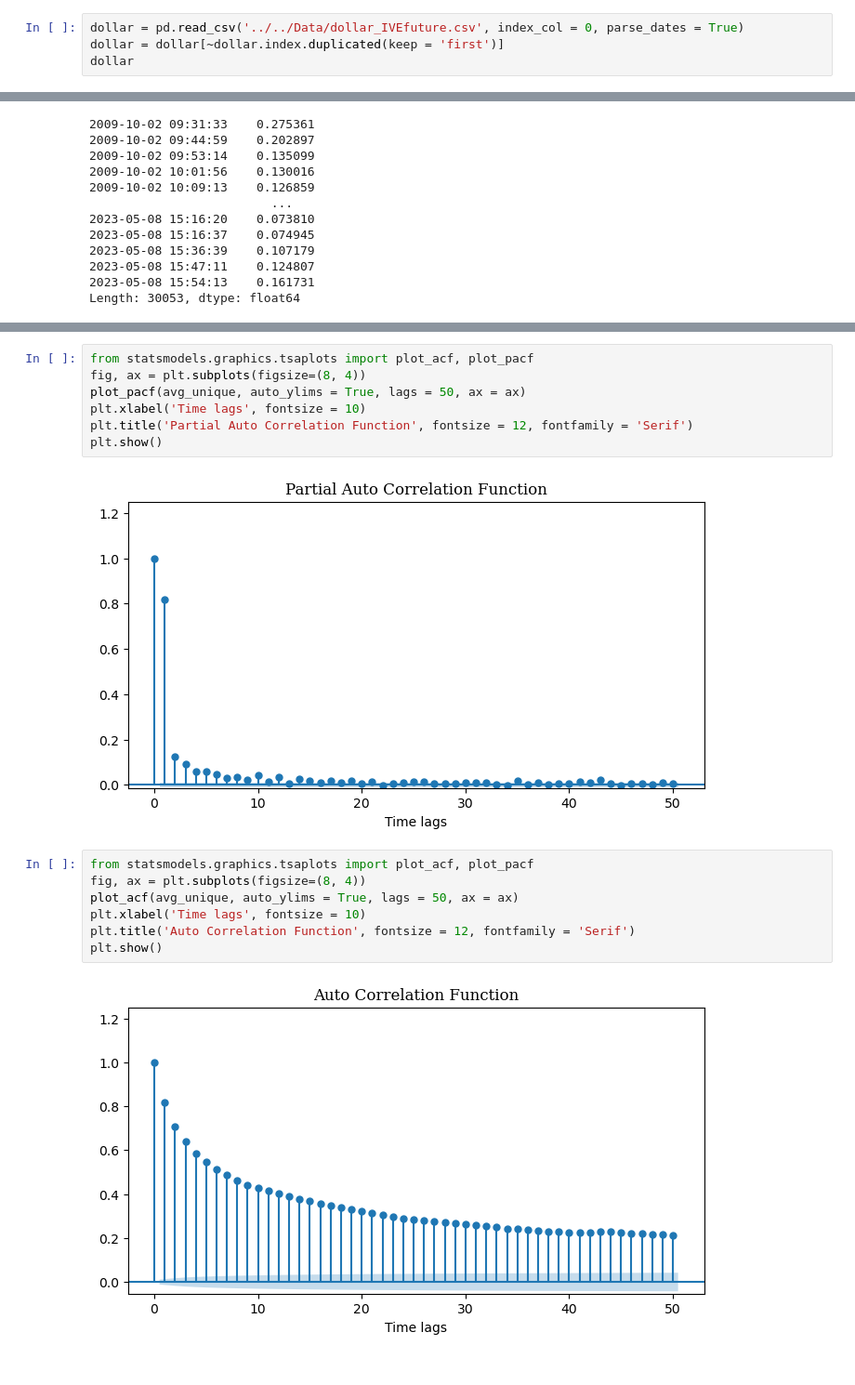
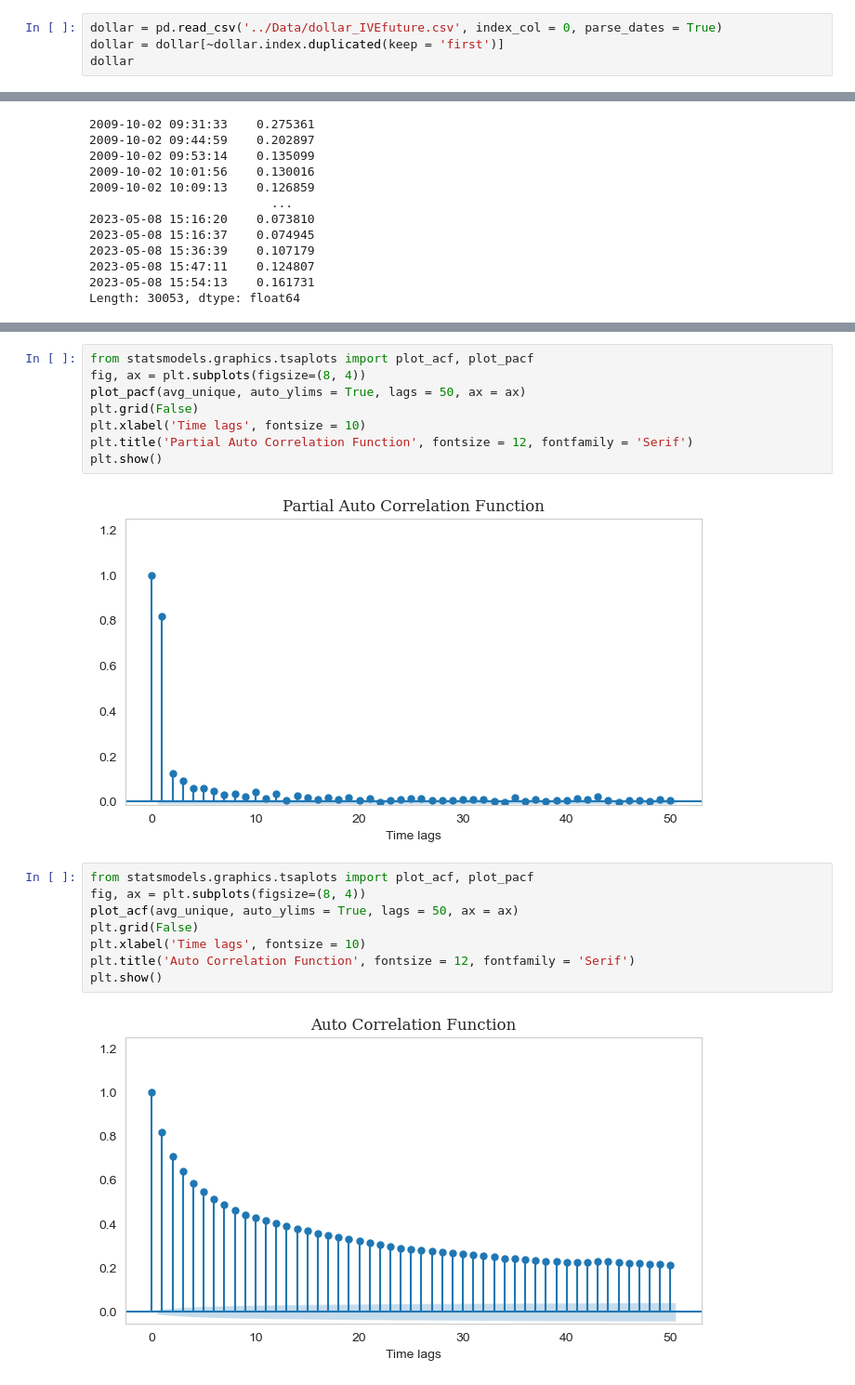
Before and after one commit to Tommylee1013/FinancialMachineLearning, a Jupyter notebook: Advances in Financial Machine Learning/Chap04SampleWeights.ipynb, the cells around one changed output, grey strips where cells are left out. Shown: that part at 93% size. Cells and saved outputs as stored; diff of their text form.

```diff
--- a/Advances in Financial Machine Learning/Chap04SampleWeights.ipynb
+++ b/Advances in Financial Machine Learning/Chap04SampleWeights.ipynb
@@ -5,7 +5,7 @@ import matplotlib.pyplot as plt
 from FinancialMachineLearning.features.concurrency import *
 from FinancialMachineLearning.multiprocess import multiprocess
 # %%
-dollar = pd.read_csv('../../Data/dollar_IVEfuture.csv', index_col = 0, parse_dates = True)
+dollar = pd.read_csv('../Data/dollar_IVEfuture.csv', index_col = 0, parse_dates = True)
 dollar = dollar[~dollar.index.duplicated(keep = 'first')]
 dollar
 # %% [output]
@@ -166,17 +176,19 @@ avg_unique.plot()
 from statsmodels.graphics.tsaplots import plot_acf, plot_pacf
 fig, ax = plt.subplots(figsize=(8, 4))
 plot_pacf(avg_unique, auto_ylims = True, lags = 50, ax = ax)
+plt.grid(False)
 plt.xlabel('Time lags', fontsize = 10)
 plt.title('Partial Auto Correlation Function', fontsize = 12, fontfamily = 'Serif')
 plt.show()
 # %% [output]
-[figure, old version]
+[figure, new version]
 # %%
 from statsmodels.graphics.tsaplots import plot_acf, plot_pacf
 fig, ax = plt.subplots(figsize=(8, 4))
 plot_acf(avg_unique, auto_ylims = True, lags = 50, ax = ax)
+plt.grid(False)
 plt.xlabel('Time lags', fontsize = 10)
 plt.title('Auto Correlation Function', fontsize = 12, fontfamily = 'Serif')
 plt.show()
 # %% [output]
-[figure, old version]
+[figure, new version]
```
Also changed, not shown: parts of 11 cells of this notebook, 3 other files.
